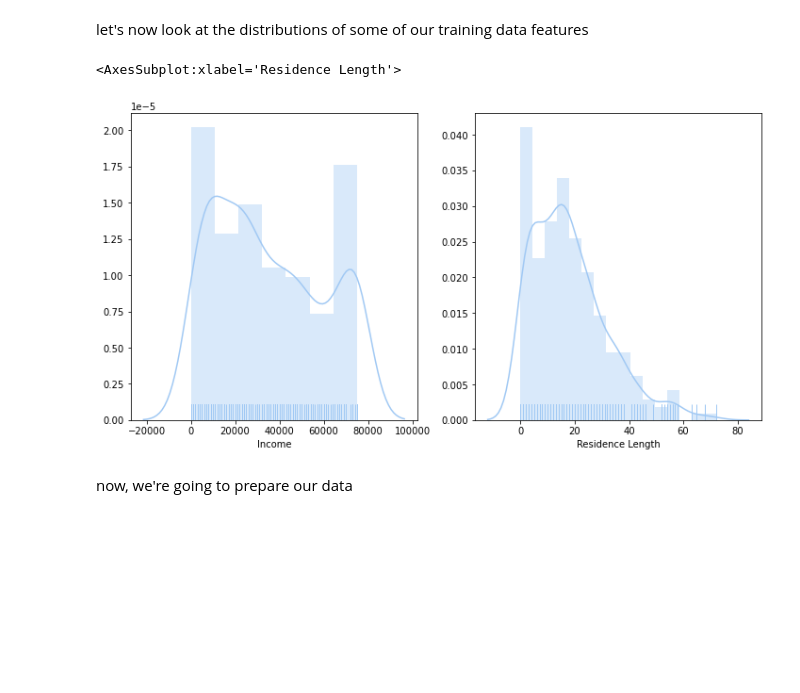
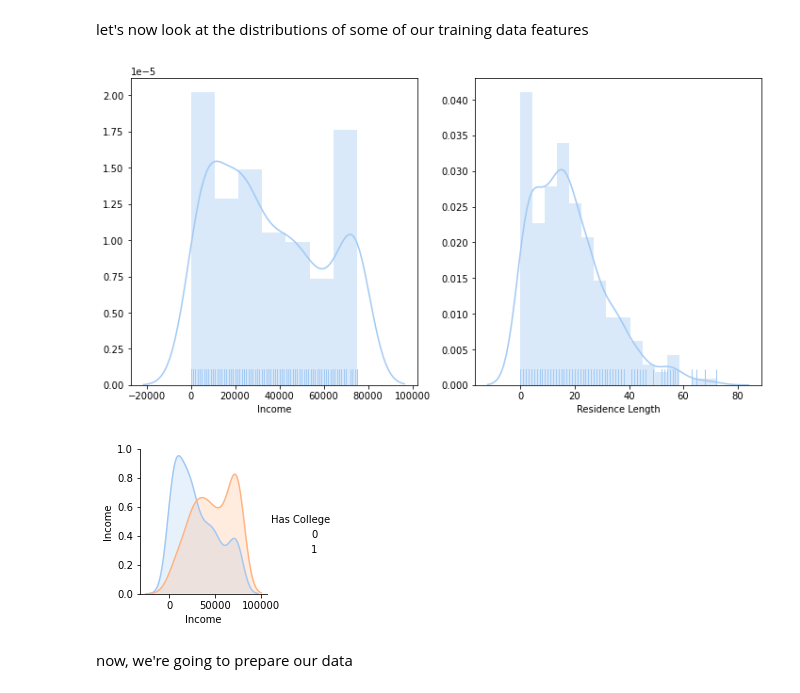
Before and after one commit to redthing1/MachineLearningNotes, a Jupyter notebook: kid_creative/kidcreative.ipynb, the cells around one changed output. Cells and saved outputs as stored; diff of their text form; code cells hidden in the pictures; blank space fills up the shorter version.

Commit message:
more visualization

```diff
--- a/kid_creative/kidcreative.ipynb
+++ b/kid_creative/kidcreative.ipynb
@@ -76,10 +76,13 @@ let's now look at the distributions of some of our training data features
 # %%
 fig, ax = plt.subplots(1, 2, figsize=(12,6))
 sns.distplot(x_train['Income'], ax=ax[0], rug=True)
 sns.distplot(x_train['Residence Length'], ax=ax[1], rug=True)
+
+sns.pairplot(data=x_train, vars=['Income'], hue='Has College')
+plt.show()
 # %% [output]
-<AxesSubplot:xlabel='Residence Length'>
 [figure]
+[figure, added]
 # %% [markdown]
 now, we're going to prepare our data
 # %%
```
Also changed, not shown: parts of 1 cell of this notebook.
